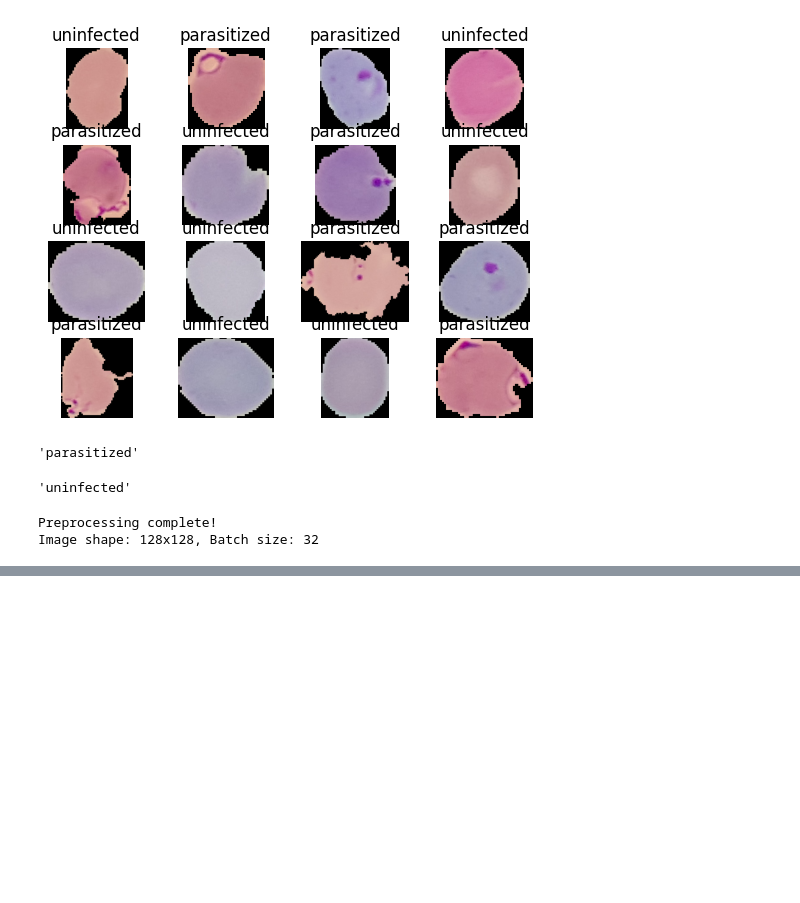
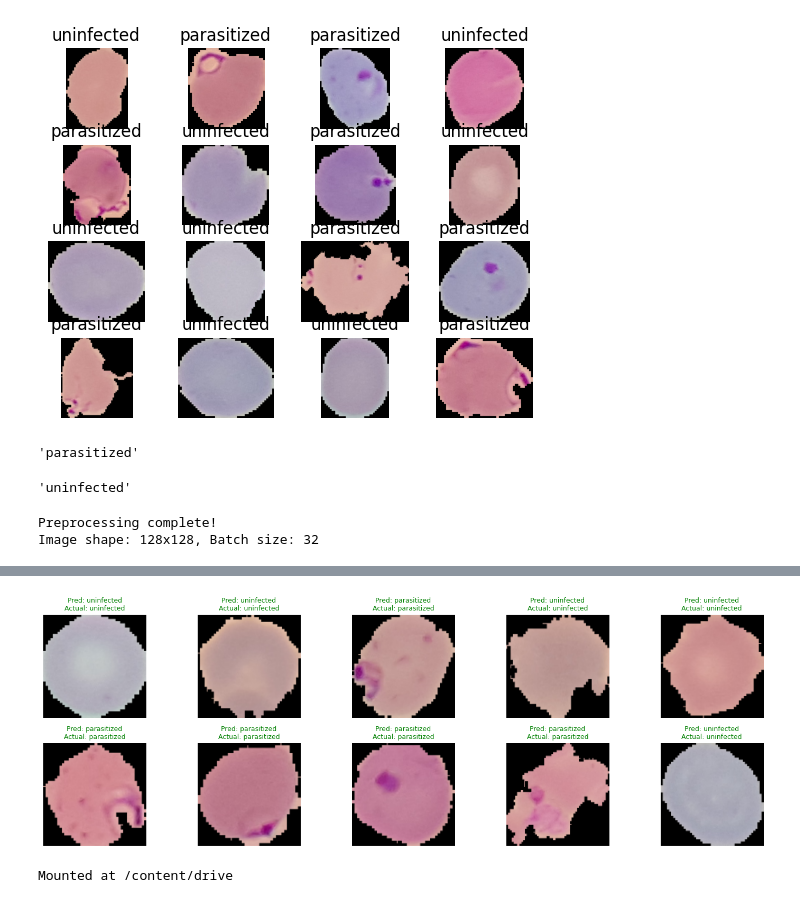
Before and after one commit to Basit6117/deep-learning, a Jupyter notebook: projects/malaria_detection.ipynb, the cells around one changed output, grey strips where cells are left out. Saved outputs shown, nothing was run; the diff lists cells and outputs as text; code cells hidden in the pictures; blank space fills up the shorter version.

```diff
--- a/projects/malaria_detection.ipynb
+++ b/projects/malaria_detection.ipynb
@@ -116,0 +255,24 @@ Min pixel: 0.0000, Max pixel: 0.9229
+# %%
+# Visualize predictions
+plt.figure(figsize=(15, 5))
+
+for i, (images, labels) in enumerate(test_ds.take(1)):
+    predictions = model.predict(images)
+
+    for j in range(10):
+        plt.subplot(2, 5, j+1)
+        plt.imshow(images[j])
+
+        pred_label = np.argmax(predictions[j])
+        actual_label = labels[j].numpy()
+
+        color = 'green' if pred_label == actual_label else 'red'
+        plt.title(f"Pred: {info.features['label'].int2str(pred_label)}\nActual: {info.features['label'].int2str(actual_label)}",
+                 color=color, fontsize=9)
+        plt.axis('off')
+
+    break
+
+plt.tight_layout()
+plt.show()
+# %% [output]
@@ -116,0 +280 @@ Min pixel: 0.0000, Max pixel: 0.9229
+[figure, added]
@@ -116,0 +283,5 @@ Min pixel: 0.0000, Max pixel: 0.9229
+# %%
+from google.colab import drive
+drive.mount('/content/drive', force_remount=True)
+# %% [output]
+Mounted at /content/drive
```
Also changed, not shown: parts of 14 cells of this notebook.
